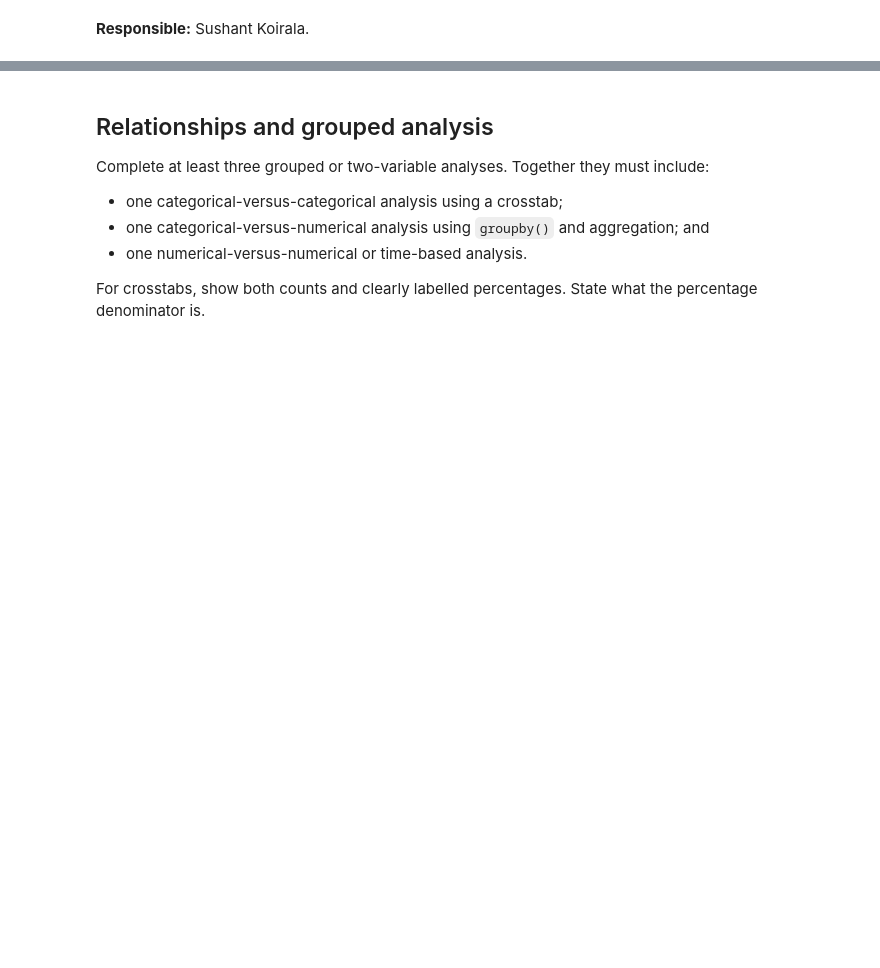
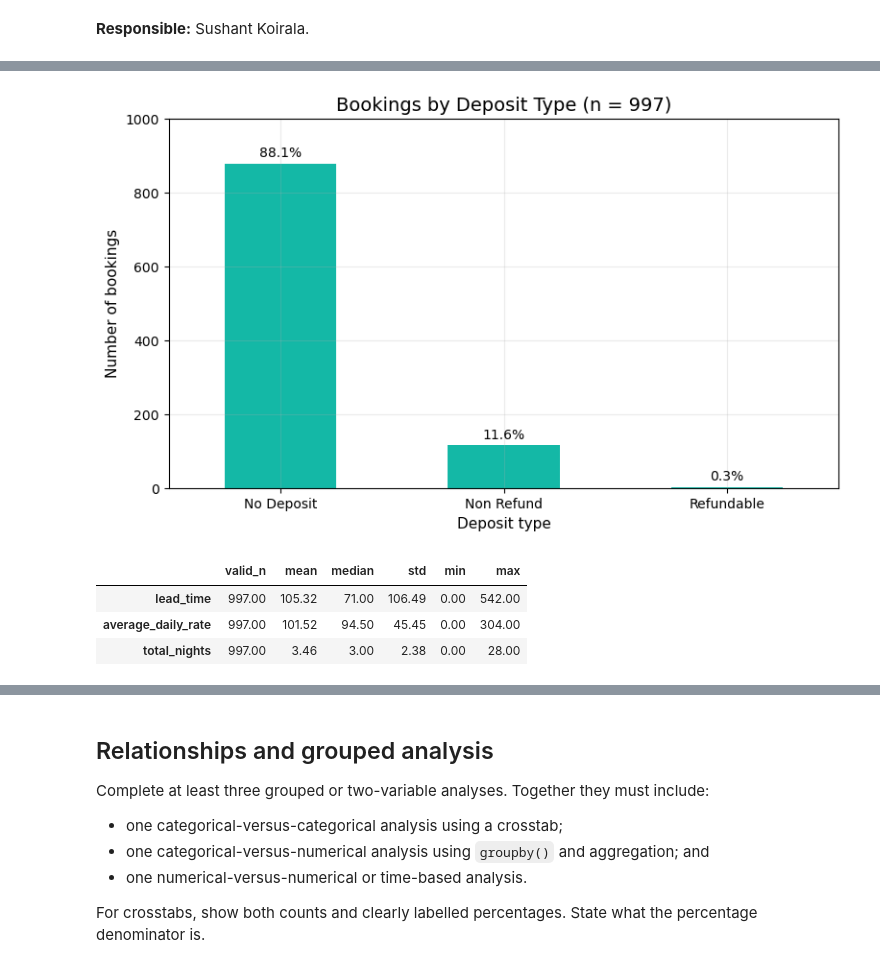
Before and after one commit to Acidburn07/hotel-booking-data-analysis, a Jupyter notebook: notebooks/Hotel_Booking_Final_Project.ipynb, the cells around one changed output, grey strips where cells are left out. Saved outputs shown, nothing was run; the diff lists cells and outputs as text; code cells hidden in the pictures; blank space fills up the shorter version.

```diff
--- a/notebooks/Hotel_Booking_Final_Project.ipynb
+++ b/notebooks/Hotel_Booking_Final_Project.ipynb
@@ -70,0 +401,3 @@ Analyze at least two categorical variables and two numerical variables.
+# %%
+deposit_table = categorical_summary(hotel, "deposit_type")
+deposit_table
@@ -70,0 +411,18 @@ Analyze at least two categorical variables and two numerical variables.
+# %%
+ax = deposit_table["count"].plot(kind="bar", color="#14b8a6")
+ax.bar_label(ax.containers[0], labels=[f"{p}%" for p in deposit_table["percent"]], padding=3)
+ax.set_title(f"Bookings by Deposit Type (n = {deposit_table['count'].sum()})")
+ax.set_xlabel("Deposit type")
+ax.set_ylabel("Number of bookings")
+ax.set_ylim(0, 1000)
+ax.tick_params(axis="x", rotation=0)
+plt.show()
+# %% [output]
+[figure, added]
+# %%
+numerical_summary(hotel, ["lead_time", "average_daily_rate", "total_nights"]).round(2)
+# %% [output]
+|  | valid_n | mean | median | std | min | max |
+| lead_time | 997.00 | 105.32 | 71.00 | 106.49 | 0.00 | 542.00 |
+| average_daily_rate | 997.00 | 101.52 | 94.50 | 45.45 | 0.00 | 304.00 |
+| total_nights | 997.00 | 3.46 | 3.00 | 2.38 | 0.00 | 28.00 |
```
Also changed, not shown: parts of 40 cells of this notebook, 5 other files.
